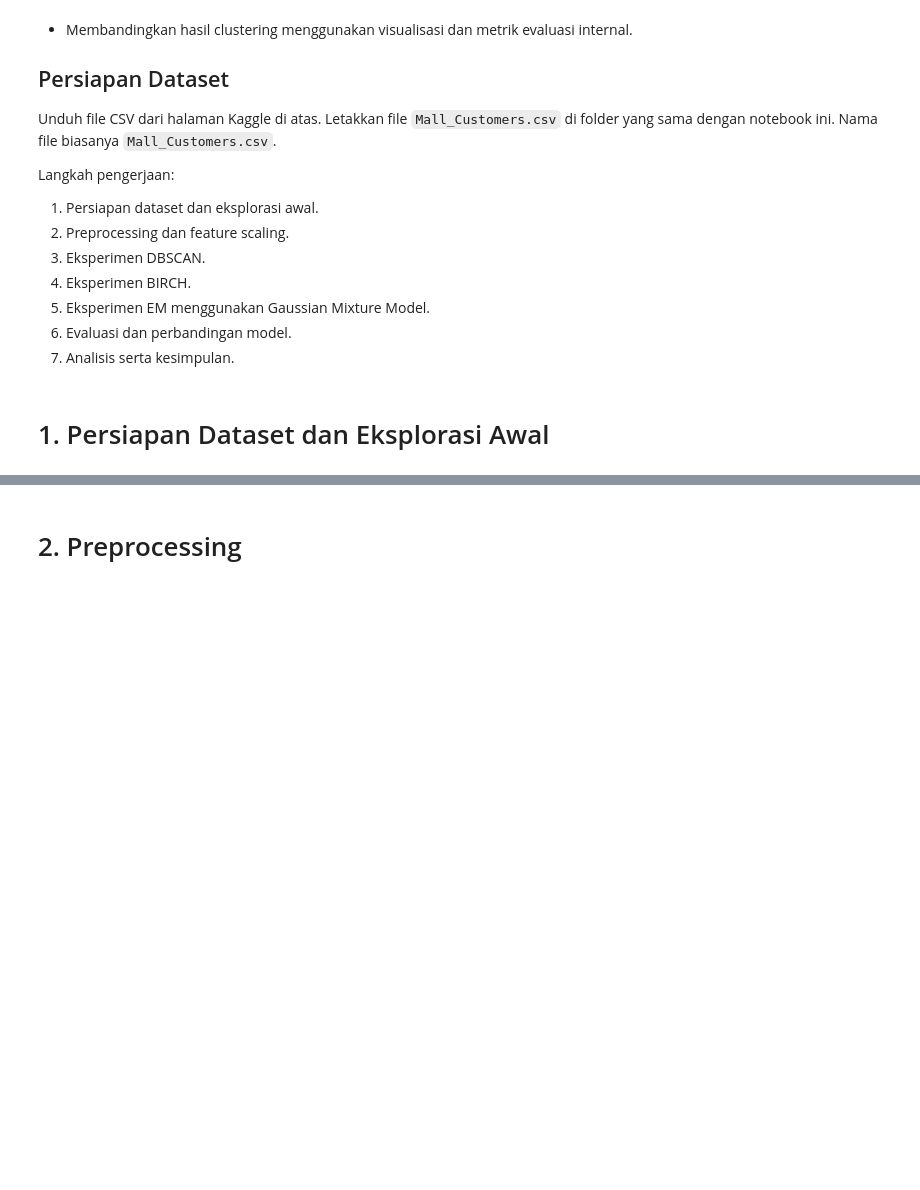
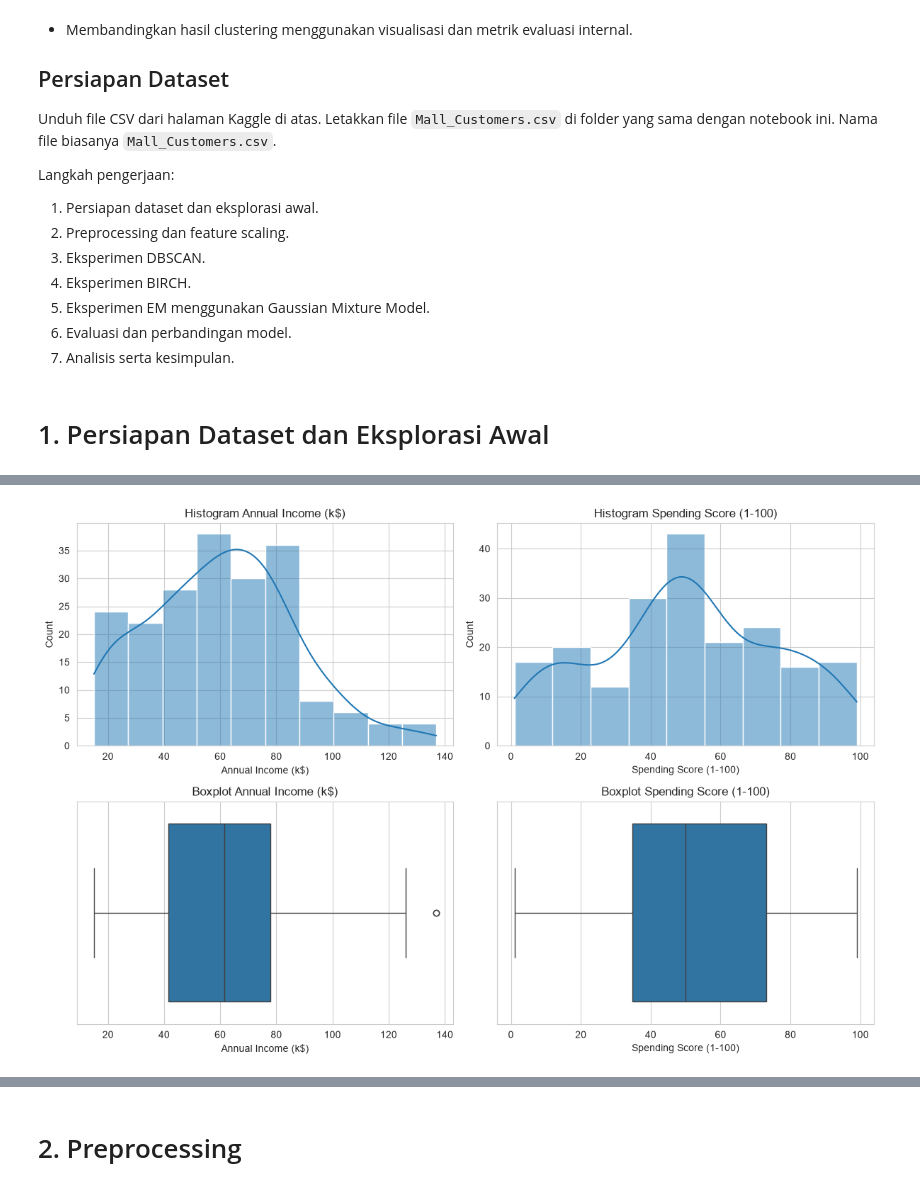
Before and after one commit to Bima-031/Modul-ML-Praktikum, a Jupyter notebook: 6. DBSCAN, BIRCH, EM/DBSCAN_BIRCH_EM_5054251031.ipynb, the cells around one changed output, grey strips where cells are left out. Cells and saved outputs as stored; diff of their text form; code cells hidden in the pictures; blank space fills up the shorter version.

```diff
--- a/6. DBSCAN, BIRCH, EM/DBSCAN_BIRCH_EM_5054251031.ipynb
+++ b/6. DBSCAN, BIRCH, EM/DBSCAN_BIRCH_EM_5054251031.ipynb
@@ -44,15 +44,24 @@ Langkah pengerjaan:
 # %% [markdown]
 # 1. Persiapan Dataset dan Eksplorasi Awal
 # %%
-# Import library yang dibutuhkan:
-# pandas, numpy, matplotlib, seaborn
-# StandardScaler dari sklearn.preprocessing
-# DBSCAN dari sklearn.cluster
-# Birch dari sklearn.cluster
-# GaussianMixture dari sklearn.mixture
-# silhouette_score, davies_bouldin_score, calinski_harabasz_score dari sklearn.metrics
+import pandas as pd
+import numpy as np
+import matplotlib.pyplot as plt
+import seaborn as sns
+from sklearn.preprocessing import StandardScaler
+from sklearn.cluster import DBSCAN, Birch
+from sklearn.mixture import GaussianMixture
+from sklearn.metrics import (silhouette_score, davies_bouldin_score,
+                            calinski_harabasz_score)
+
+sns.set_style("whitegrid")
+plt.rcParams["figure.figsize"] = (8, 5)
 # %%
-# Muat Mall_Customers.csv ke dalam DataFrame bernama df.
-# Jika file tidak ditemukan, periksa lokasi file dan nama file.
-# Tampilkan 5 baris pertama, jumlah baris/kolom, tipe data, statistik deskriptif,
-# jumlah missing value, dan jumlah baris duplikat.
+df = pd.read_csv("Mall_Customers.csv")
+
+print(df.head())
+print(df.shape)
+print(df.dtypes)
+print(df.describe())
+print(df.isnull().sum())
+print(df.duplicated().sum())
@@ -59 +86,15 @@ Langkah pengerjaan:
+# %%
+fig, axes = plt.subplots(2, 2, figsize=(12, 8))
+sns.histplot(df["Annual Income (k$)"], kde=True, ax=axes[0, 0])
+axes[0, 0].set_title("Histogram Annual Income (k$)")
+sns.histplot(df["Spending Score (1-100)"], kde=True, ax=axes[0, 1])
+axes[0, 1].set_title("Histogram Spending Score (1-100)")
+sns.boxplot(x=df["Annual Income (k$)"], ax=axes[1, 0])
+axes[1, 0].set_title("Boxplot Annual Income (k$)")
+sns.boxplot(x=df["Spending Score (1-100)"], ax=axes[1, 1])
+axes[1, 1].set_title("Boxplot Spending Score (1-100)")
+plt.tight_layout()
+plt.show()
+# %% [output]
+[figure, added]
 # %%
```
Also changed, not shown: parts of 30 cells of this notebook.
